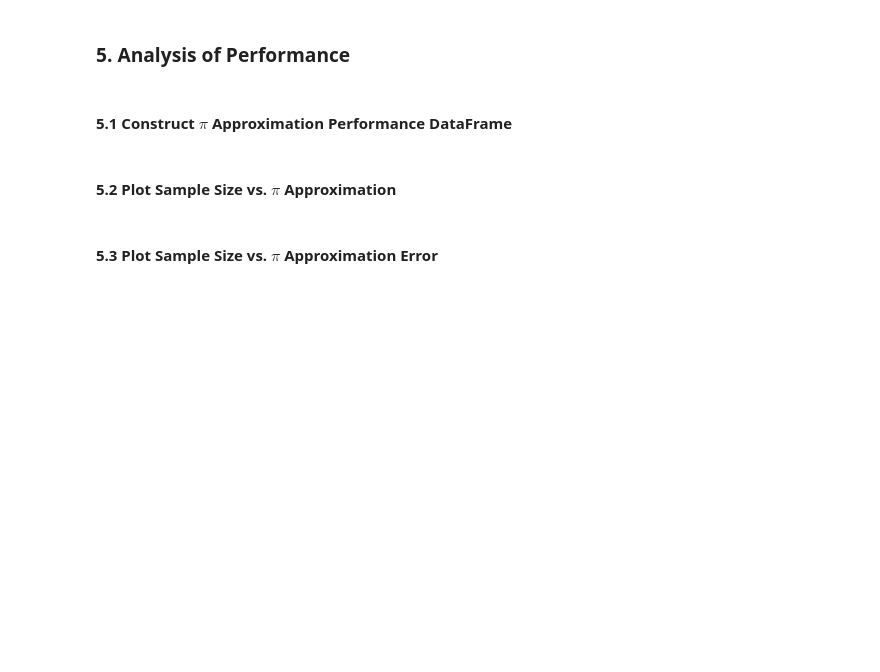
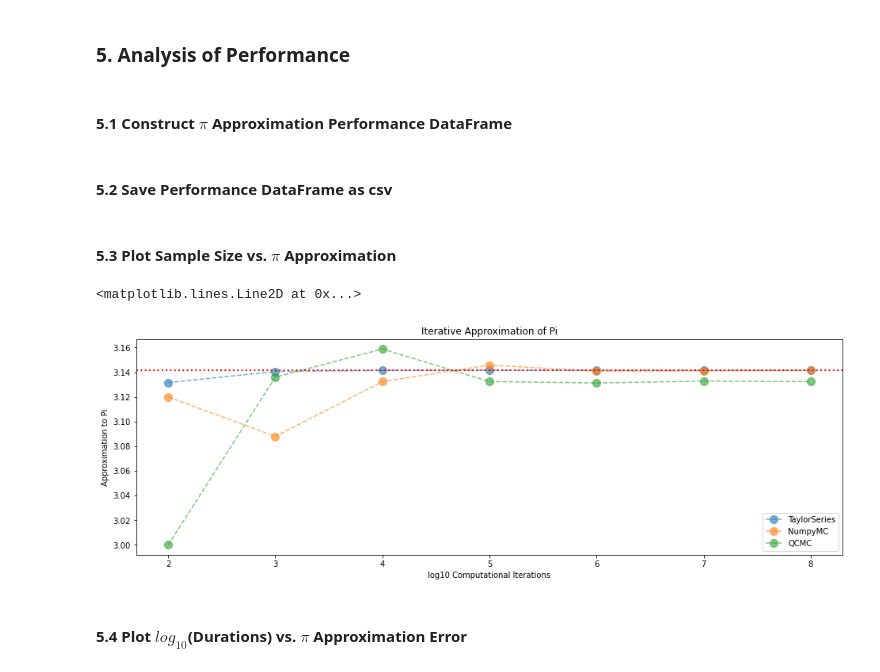
Before and after one commit to nipunjeetgujral/Approximate-Pi, a Jupyter notebook: Approximate Pi.ipynb, the cells around one changed output. Saved outputs shown, nothing was run; the diff lists cells and outputs as text; code cells hidden in the pictures; blank space fills up the shorter version.

```diff
--- a/Approximate Pi.ipynb
+++ b/Approximate Pi.ipynb
@@ -137,8 +154,7 @@ for sample_size in [int(1e2), int(1e3), int(1e4), int(1e5), int(1e6), int(1e7),
 #### 2.3 Construct Records DataFrame
 # %%
 TaylorSeries_Performance = (
-    pd
-    .DataFrame(
+    pd.DataFrame(
         data = list(zip(pi_approximation_list, population_list, duration)),
         columns = ['pi_approximatation', 'population', 'duration']
     )
@@ -202,8 +218,7 @@ for sample_size in [int(1e2), int(1e3), int(1e4), int(1e5), int(1e6), int(1e7),
 #### 3.2 Construct Records DataFrame
 # %%
 Numpy_Performance = (
-    pd
-    .DataFrame(
+    pd.DataFrame(
         data = list(zip(pi_approximation_list, population_list, duration)),
         columns = ['pi_approximatation', 'population', 'duration']
     )
@@ -342,8 +357,7 @@ for sample_size in [int(1e2), int(1e3), int(1e4), int(1e5), int(1e6), int(1e7),
 #### 4.3 Construct Records DataFrame
 # %%
 QuantumComputing_Performance = (
-    pd
-    .DataFrame(
+    pd.DataFrame(
         data = list(zip(pi_approximation_list, population_list, duration)),
         columns = ['pi_approximatation', 'population', 'duration']
     )
@@ -358,14 +381,15 @@ display(QuantumComputing_Performance)
 # %% [markdown]
 #### 5.1 Construct $\pi$ Approximation Performance DataFrame
 # %%
-TaylorSeries_Performance = TaylorSeries_Performance.assign(method = 'TaylorSeries')
-Numpy_Performance = Numpy_Performance.assign(method = 'NumpyMC')
+TaylorSeries_Performance     = TaylorSeries_Performance.assign(method = 'TaylorSeries')
+Numpy_Performance            = Numpy_Performance.assign(method = 'NumpyMC')
 QuantumComputing_Performance = QuantumComputing_Performance.assign(method = 'QCMC')
 
 Performance_DataFrame = (
-    pd
-    .concat(
+    pd.concat(
         [TaylorSeries_Performance, Numpy_Performance, QuantumComputing_Performance]
     )
     [['method', 'population', 'duration', 'pi_approximatation', 'error']]
 )
+# %% [markdown]
+####  5.2 Save Performance DataFrame as csv
@@ -372,36 +398,40 @@ Performance_DataFrame = (
 # %% [markdown]
-#### 5.2 Plot Sample Size vs. $\pi$ Approximation
+#### 5.3 Plot Sample Size vs. $\pi$ Approximation
 # %%
 fig, ax0 = plt.subplots()
 
 for algorithm in ['TaylorSeries', 'NumpyMC', 'QCMC']:
     (
         Performance_DataFrame
         .query(f"method == '{algorithm}'")
         .assign(log_pop = lambda x: np.log10(x['population']))
         .plot(
             x = 'log_pop',
             y = 'pi_approximatation',
             ax = ax0,
+            alpha = 0.6,
             style = "o--",
             markersize = 10,
             xlabel = "log10 Computational Iterations",
             ylabel = "Approximation to Pi",
             title = "Iterative Approximation of Pi",
             figsize = (16, 5),
         )
     )
 
 ax0.legend(['TaylorSeries', 'NumpyMC', 'QCMC'])
 plt.axhline(
     y = np.pi,
     xmin = 0, xmax = Performance_DataFrame.population.max(),
     color = 'red',
     linewidth = 2,
     linestyle = 'dotted'
 )
+# %% [output]
+<matplotlib.lines.Line2D at 0x...>
+[figure, added]
 # %% [markdown]
-#### 5.3 Plot Sample Size vs. $\pi$ Approximation Error
+#### 5.4 Plot $log_{10}$(Durations) vs. $\pi$ Approximation Error
 # %%
 fig, ax0 = plt.subplots()
 
```
Also changed, not shown: parts of 14 cells of this notebook.
